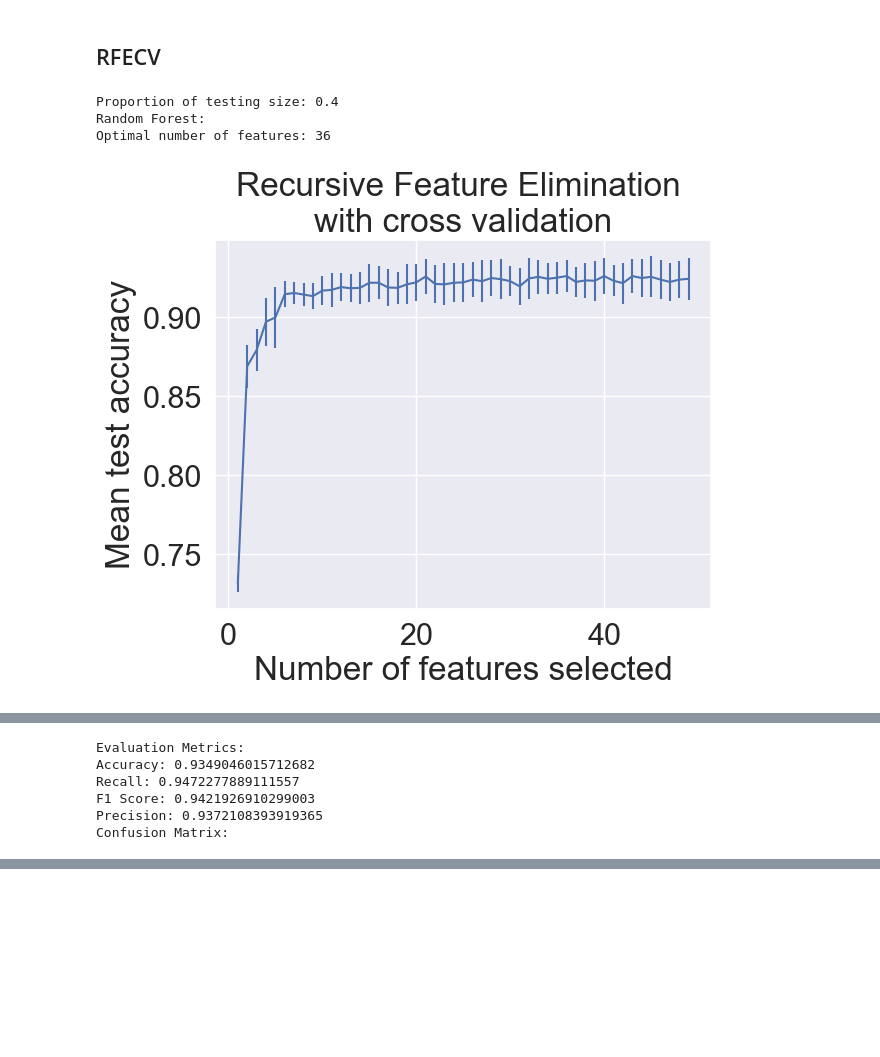
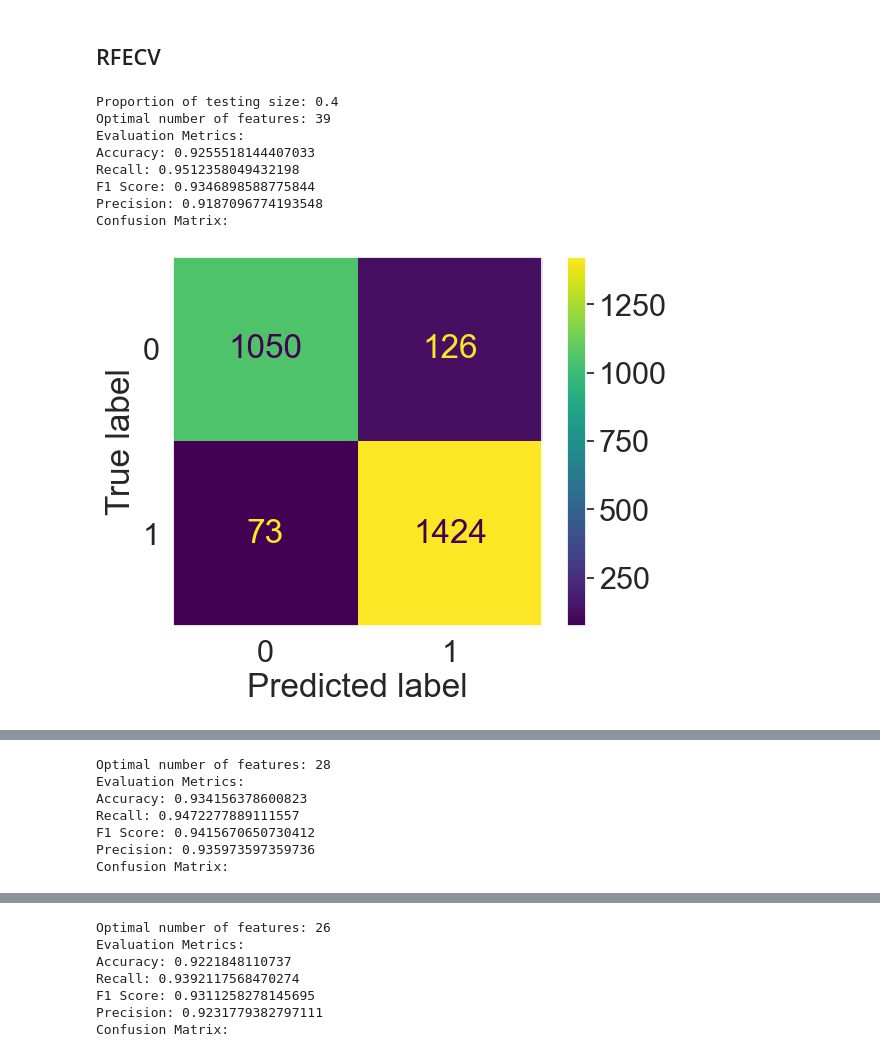
Before and after one commit to brianzjk/exoplanets, a Jupyter notebook: exoplanet_preprocessing.ipynb, the cells around one changed output, grey strips where cells are left out. Saved outputs shown, nothing was run; the diff lists cells and outputs as text; code cells hidden in the pictures; blank space fills up the shorter version.

```diff
--- a/exoplanet_preprocessing.ipynb
+++ b/exoplanet_preprocessing.ipynb
@@ -508,0 +742,2 @@ Confusion Matrix:
+# %%
+data_normal_no_null = data_normal.dropna()
@@ -508,0 +819,13 @@ Confusion Matrix:
+# %%
+# removes items with z score > +- 5
+data_absurd_z = data_normal.copy()
+col_names = list(data_absurd_z)
+
+for col in col_names:
+    temp = data_absurd_z[(abs(data_absurd_z[col] != data_absurd_z[col])) | (data_absurd_z[col] <= 10)]
+    data_absurd_z = temp.copy()
+
+fig = plt.figure()
+ax = fig.add_axes([0, 0, 1, 1])
+bp = ax.boxplot(data_absurd_z.iloc[:, :48], showfliers = True)
+plt.show()
@@ -508,0 +834,13 @@ Confusion Matrix:
+# %%
+# removes items with z score > +- 5
+data_absurd_z_null = data_normal_no_null.copy()
+col_names = list(data_absurd_z_null)
+
+for col in col_names:
+    temp = data_absurd_z_null[abs(data_absurd_z_null[col]) <= 10]
+    data_absurd_z_null = temp.copy()
+
+fig = plt.figure()
+ax = fig.add_axes([0, 0, 1, 1])
+bp = ax.boxplot(data_absurd_z_null.iloc[:, :48], showfliers = True)
+plt.show()
@@ -508,0 +862,6 @@ Confusion Matrix:
+# %%
+features = get_features(data_absurd_z_null)
+targets = get_targets(data_absurd_z_null)
+
+# test_models prints out data for our 4 models
+test_models(features, targets, 0.4)
@@ -805,9 +1271,14 @@ Confusion Matrix:
 # %% [markdown]
 ## RFECV
 # %%
-test_models_RFECV(features, targets, 0.4)
+test_RFECV(features, targets, 0.4, 1)
 # %% [output]
 Proportion of testing size: 0.4
-Random Forest:
-Optimal number of features: 36
+Optimal number of features: 39
+Evaluation Metrics:
+Accuracy: 0.9255518144407033
+Recall: 0.9512358049432198
+F1 Score: 0.9346898588775844
+Precision: 0.9187096774193548
+Confusion Matrix:
-[figure, old version]
+[figure, new version]
@@ -814,6 +1286,7 @@ Optimal number of features: 36
+Optimal number of features: 28
 Evaluation Metrics:
-Accuracy: 0.9349046015712682
+Accuracy: 0.934156378600823
 Recall: 0.9472277889111557
-F1 Score: 0.9421926910299003
-Precision: 0.9372108393919365
+F1 Score: 0.9415670650730412
+Precision: 0.935973597359736
 Confusion Matrix:
@@ -820,0 +1295,7 @@ Confusion Matrix:
+Optimal number of features: 26
+Evaluation Metrics:
+Accuracy: 0.9221848110737
+Recall: 0.9392117568470274
+F1 Score: 0.9311258278145695
+Precision: 0.9231779382797111
+Confusion Matrix:
```
Also changed, not shown: parts of 76 cells of this notebook, 11 other files.
